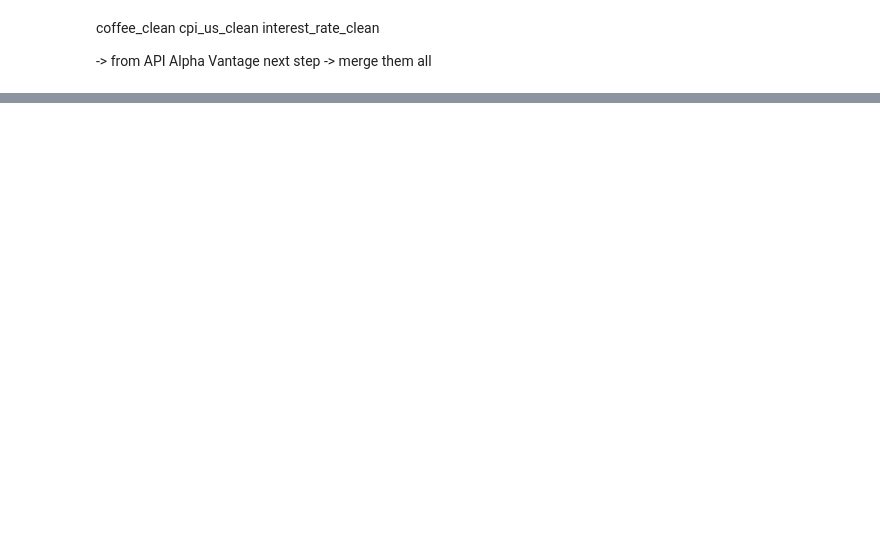
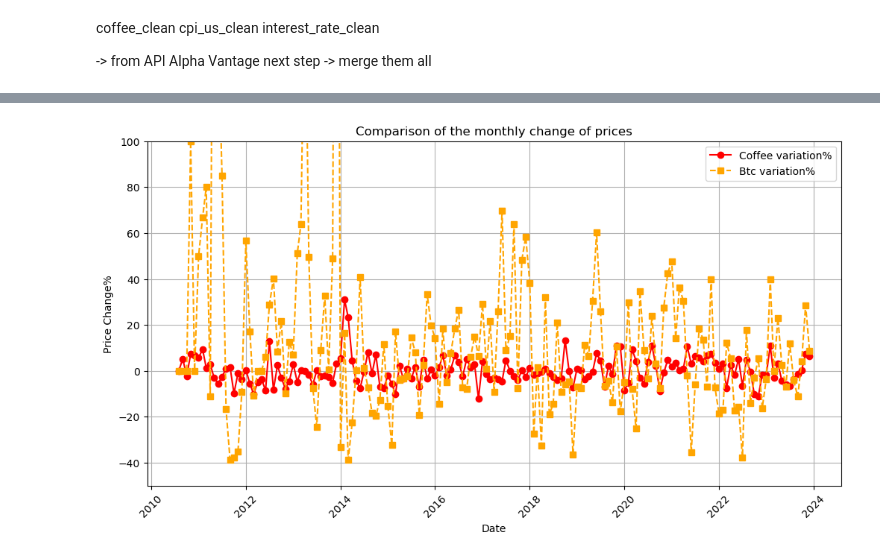
Before and after one commit to RubenLallave/Bitcoin-project, a Jupyter notebook: Bitcoin project.ipynb, the cells around one changed output, grey strips where cells are left out. Saved outputs shown, nothing was run; the diff lists cells and outputs as text; code cells hidden in the pictures; blank space fills up the shorter version.

Commit message:
Last graphs done

```diff
--- a/Bitcoin project.ipynb
+++ b/Bitcoin project.ipynb
@@ -235,43 +257,50 @@ result = result.sort_values(by="Date", ascending=False)
 
 print(result.head())
 # %%
+result["cpi"] = pd.to_numeric(result["cpi"])
+
 result = result.sort_values(by="Date", ascending=True)
 
 result["change_trends_coffee%"] = result["google_trends_coffee"].pct_change() *100
 result["change_trends_coffee%"] = result["change_trends_coffee%"].fillna(0)
 
+result["cpi_change_%"] = result["cpi"].pct_change() *100
+result["cpi_change_%"] = result["cpi_change_%"].fillna(0)
+
 result = result.sort_values(by="Date", ascending=False)
+
 print(result.head())
 # %%
 import matplotlib.pyplot as plt
 
 # Ordering date so it prints the oldest at the left
 result = result.sort_values(by="Date", ascending=True)
 
 
 # Create shape
 plt.figure(figsize=(12, 6))
 
 # Coffee graph
-plt.plot(result["Date"], result["change_coffee_price%"], marker="o", linestyle="-", color="brown", label="Coffee variation%")
+plt.plot(result["Date"], result["change_coffee_price%"], marker="o", linestyle="-", color="red", label="Coffee variation%")
 
 # Btc graph
-plt.plot(result["Date"], result["change_btc%"], marker="s", linestyle="--", color="blue", label="Btc variation%")
+plt.plot(result["Date"], result["change_btc%"], marker="s", linestyle="--", color="orange", label="Btc variation%")
 
 # design
 plt.xlabel("Date")
 plt.ylabel("Price Change%")
 plt.title("Comparison of the monthly change of prices")
 plt.xticks(rotation=45)
 plt.legend()
 plt.grid()
 
 # cutting top values so we can see correctly
 plt.ylim(-50, 100)
-plt.xlim(pd.to_datetime('2010-08-01'), result["Date"].max())
 
 # show graph
 plt.show()
+# %% [output]
+[figure, added]
 # %%
 
 # Dispersion graph
```
Also changed, not shown: parts of 10 cells of this notebook.
